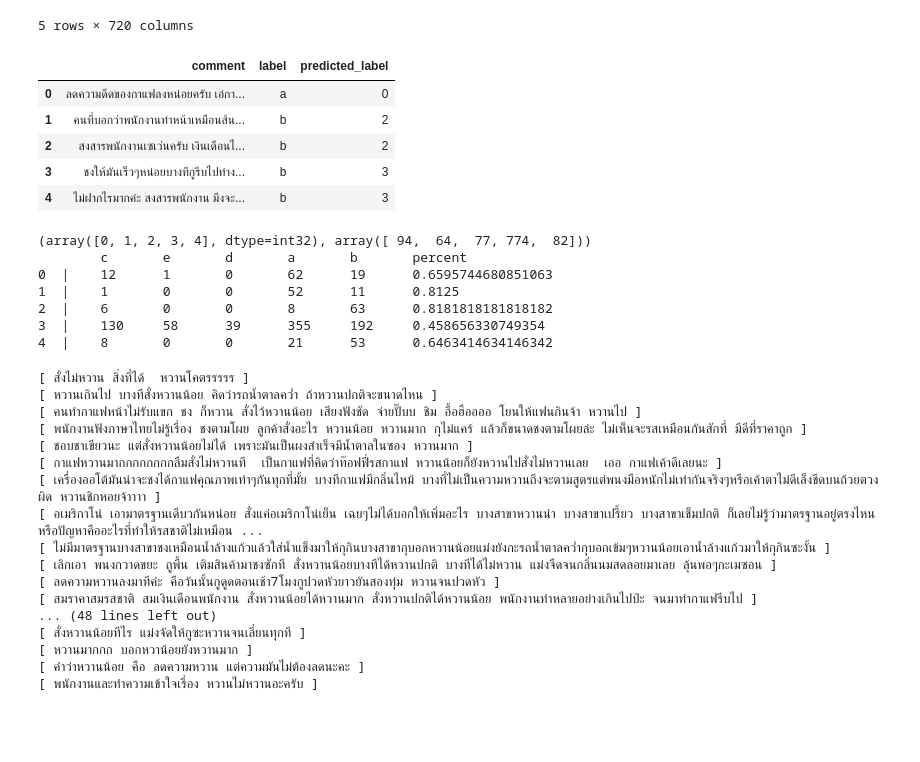
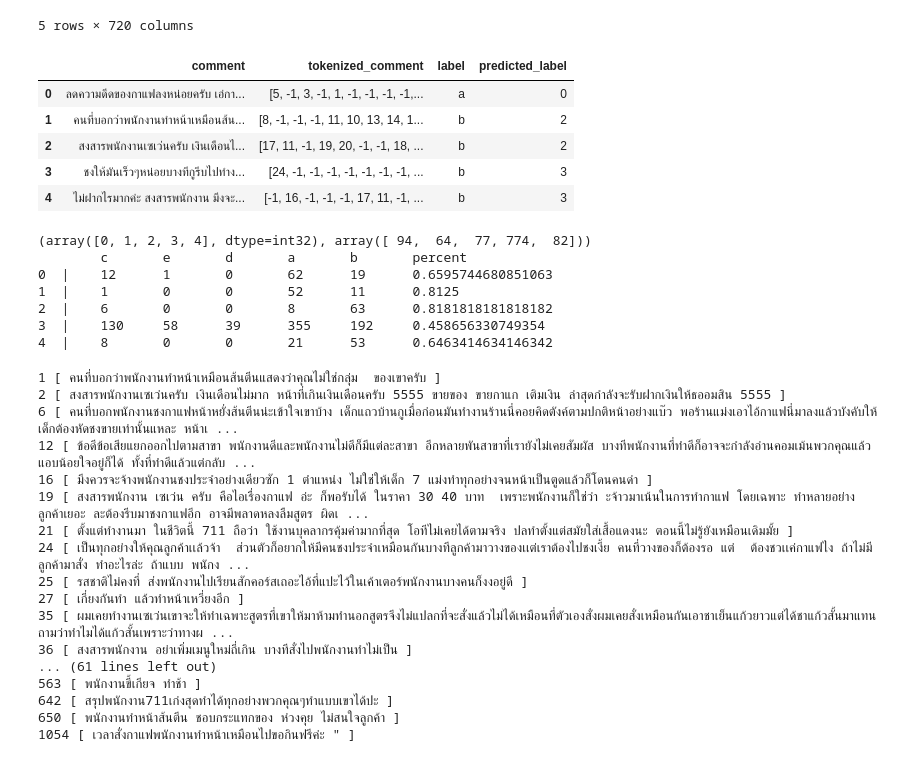
Before and after one commit to kanoonsantikul/online-opinion-topic-clustering, a Jupyter notebook: src/K-Mean.ipynb, the cells around one changed output. Saved outputs shown, nothing was run; the diff lists cells and outputs as text; code cells hidden in the pictures; blank space fills up the shorter version.

```diff
--- a/src/K-Mean.ipynb
+++ b/src/K-Mean.ipynb
@@ -144,16 +144,17 @@ predicted_labels = kmeans.labels_
 # %%
 result = pandas.DataFrame()
 result['comment'] = corpus
+result['tokenized_comment'] = idx_corpus
 result['label'] = labels
 result['predicted_label'] = predicted_labels
 result.head()
 # %% [output]
-|  | comment | label | predicted_label |
-| 0 | ลดความดีดของกาแฟลงหน่อยครับ เอ่กา... | a | 0 |
-| 1 | คนที่บอกว่าพนักงานทำหน้าเหมือนส้น... | b | 2 |
-| 2 | สงสารพนักงานเซเว่นครับ เงินเดือนไ... | b | 2 |
-| 3 | ชงให้มันเร็วๆหน่อยบางทีกูรีบไปทำง... | b | 3 |
-| 4 | ไม่ฝากไรมากค่ะ สงสารพนักงาน มึงจะ... | b | 3 |
+|  | comment | tokenized_comment | label | predicted_label |
+| 0 | ลดความดีดของกาแฟลงหน่อยครับ เอ่กา... | [5, -1, 3, -1, 1, -1, -1, -1, -1,... | a | 0 |
+| 1 | คนที่บอกว่าพนักงานทำหน้าเหมือนส้น... | [8, -1, -1, -1, 11, 10, 13, 14, 1... | b | 2 |
+| 2 | สงสารพนักงานเซเว่นครับ เงินเดือนไ... | [17, 11, -1, 19, 20, -1, -1, 18, ... | b | 2 |
+| 3 | ชงให้มันเร็วๆหน่อยบางทีกูรีบไปทำง... | [24, -1, -1, -1, -1, -1, -1, -1, ... | b | 3 |
+| 4 | ไม่ฝากไรมากค่ะ สงสารพนักงาน มึงจะ... | [-1, 16, -1, -1, -1, 17, 11, -1, ... | b | 3 |
 # %%
 label_count = numpy.unique(predicted_labels, return_counts=True)
 print(label_count)
@@ -182,24 +183,24 @@ for label in range(cluster_num):
 3  |    130     58      39      355     192     0.458656330749354
 4  |    8       0       0       21      53      0.6463414634146342
 # %%
-for doc in result[result['predicted_label'] == 1]['comment'].values:
-    print('[', doc, ']')
+for index, value in result[result['predicted_label'] == 2]['comment'].iteritems():
+    print(index, '[', value, ']')
 # %% [output]
-[ สั่งไม่หวาน สิ่งที่ได้  หวานโคตรรรรร ]
-[ หวานเกินไป บางทีสั่งหวานน้อย คิดว่ารถน้ำตาลคว่ำ ถ้าหวานปกติจะขนาดไหน ]
-[ คนทำกาแฟหน้าไม่รับแขก ชง ก็หวาน สั่งไว้หวานน้อย เสียงฟังชัด จ่ายปั๊บบ ชิม อื้อฮืออออ โยนให้แฟนกินจ้า หวานไป ]
-[ พนักงานฟังภาษาไทยไม่รู้เรื่อง ชงตามโผย ลูกค้าสั่งอะไร หวานน้อย หวานมาก กุไม่แคร์ แล้วก็ขนาดชงตามโผยล่ะ ไม่เห็นจะรสเหมือนกันสักที่ มีดีที่ราคาถูก ]
-[ ชอบชาเขียวนะ แต่สั่งหวานน้อยไม่ได้ เพราะมันเป็นผงสำเร็จมีน้ำตาลในซอง หวานมาก ]
-[ กาแฟหวานมากกกกกกกกลืมสั่งไม่หวานที  เป็นกาแฟที่คิดว่าท๊อฟฟี่รสกาแฟ หวานน้อยก็ยังหวานไปสั่งไม่หวานเลย  เออ กาแฟเค้าดีเลยนะ ]
-[ เครื่องออโต้มันน่าจะชงได้กาแฟคุณภาพเท่าๆกันทุกที่มั้ย บางทีกาแฟมีกลิ่นไหม้ บางที่ไม่เป็นความหวานถึงจะตามสูตรแต่พนงมือหนักไม่เท่ากันจริงๆหรือเค้าตาไม่ดีเล็งขีดบนถ้วยตวงผิด หวานชิกหอยจ้าาาา ]
-[ อเมริกาโน่ เอามาตรฐานเดีบวกันหน่อย สั่งแค่อเมริกาโน่เย็น เฉยๆไม่ได้บอกให้เพิ่มอะไร บางสาขาหวานนำ บางสาขาเปรี้ยว บางสาขาเข็มปกติ ก็เลยไม่รู้ว่ามาตรฐานอยู่ตรงไหนหรือปัญหาคืออะไรที่ทำให้รสชาติไม่เหมือน ...
-[ ไม่มีมาตรฐานบางสาขาชงเหมือนน้ำล้างแก้วแล้วใส่น้ำแข็งมาให้กุกินบางสาขากุบอกหวานน้อยแม่งยังกะรถน้ำตาลคว่ำกุบอกเข้มๆหวานน้อยเอาน้ำล้างแก้วมาให้กุกินซะงั้น ]
-[ เลิกเอา พนงกวาดขยะ ถูพื้น เติมสินค้ามาชงซักที สั่งหวานน้อยบางทีได้หวานปกติ บางทีได้ไม่หวาน แม่งจืดจนกลิ่นนมสดลอยมาเลย ลุ้นพอๆกะเมซอน ]
-[ ลดความหวานลงมาทีค่ะ คือวันนั้นกูดูดตอนเช้า7โมงกูปวดหัวยาวยันสองทุ่ม หวานจนปวดหัว ]
-[ สมราคาสมรสชาติ สมเงินเดือนพนักงาน สั่งหวานน้อยได้หวานมาก สั่งหวานปกติได้หวานน้อย พนักงานทำหลายอย่างเกินไปป่ะ จนมาทำกาแฟรีบไป ]
-... (48 lines left out)
-[ สั่งหวานน้อยทีไร แม่งจัดให้กูซะหวานจนเลี่ยนทุกที ]
-[ หวานมากกก บอกหวาน้อยยังหวานมาก ]
-[ คำว่าหวานน้อย คือ ลดความหวาน แต่ความมันไม่ต้องลดนะคะ ]
-[ พนักงานและทำความเข้าใจเรื่อง หวานไม่หวานอะครับ ]
+1 [ คนที่บอกว่าพนักงานทำหน้าเหมือนส้นตีนแสดงว่าคุณไม่ใช่กลุ่ม  ของเขาครับ ]
+2 [ สงสารพนักงานเซเว่นครับ เงินเดือนไม่มาก หน้าที่เกินเงินเดือนครับ 5555 ขายของ ขายกาแก เติมเงิน ล่าสุดกำลังจะรับฝากเงินให้ธออมสิน 5555 ]
+6 [ คนที่บอกพนักงานชงกาแฟหน้าหยั่งส้นตีนน่ะเข้าใจเขาบ้าง เด็กแถวบ้านกูเมื่อก่อนมันทำงานร้านนี่คอยคิดตังค์ตามปกติหน้าอย่างแบ๊ว พอร้านแม่งเอาไอ้กาแฟนี่มาลงแล้วบังคับให้เด็กต้องหัดชงขายเท่านั้นแหละ หน้าเ ...
+12 [ ข้อดีข้อเสียแยกออกไปตามสาขา พนักงานดีและพนักงานไม่ดีก็มีแต่ละสาขา อีกหลายพันสาขาที่เรายังไม่เคยสัมผัส บางทีพนักงานที่ทำดีก็อาจจะกำลังอ่านคอมเม้นพวกคุณแล้วแอบน้อยใจอยู่ก็ได้ ทั้งที่ทำดีแล้วแต่กลับ ...
+16 [ มึงควรจะจ้างพนักงานชงประจำอย่างเดียวซัก 1 ตำแหน่ง ไม่ใช่ให้เด็ก 7 แม่งทำทุกอย่างจนหน้าเป็นตูดแล้วก็โดนคนด่า ]
+19 [ สงสารพนักงาน เซเว่น ครับ คือไอเรื่องกาแฟ อ่ะ ก็พอรับได้ ในราคา 30 40 บาท  เพราะพนักงานก็ใช่ว่า ะจ้าวมาเน้นในการทำกาแฟ โดยเฉพาะ ทำหลายอย่าง ลูกค้าเยอะ ละต้องรีบมาชงกาแฟอีก อาจมีพลาดหลงลืมสูตร ผิดเ ...
+21 [ ตั้งแต่ทำงานมา ในชีวิตนี้ 711 ถือว่า ใช้งานบุคลากรคุ้มค่ามากที่สุด โอทีไม่เคยได้ตามจริง ปลทำตั้งแต่สมัยใส่เสื้อแดงนะ ตอนนี้ไม่รู้ยังเหมือนเดิมมั้ย ]
+24 [ เป็นทุกอย่างให้คุณลูกค้าเเล้วจ้า  ส่วนตัวก็อยากให้มีคนชงประจำเหมือนกันบางทีลูกค้ามาวางของเเต่เราต้องไปชงเงี้ย คนที่วางของก็ต้องรอ แต่  ต้องชวเเค่กาแฟไง ถ้าไม่มีลูกค้ามาสั่ง ทำอะไรล่ะ ถ้าแบบ พนักง ...
+25 [ รสชาติไม่คงที่ ส่งพนักงานไปเรียนสักคอร์สเถอะไอ้ที่แปะไว้ในเค้าเตอร์พนักงานบางคนก็งงอยู่ดี ]
+27 [ เกี่ยงกันทำ แล้วทำหน้าเหวี่ยงอีก ]
+35 [ ผมเคยทำงานเซเว่นเขาจะให้ทำเฉพาะสูตรที่เขาให้มาห้ามทำนอกสูตรจึงไม่แปลกที่จะสั่งแล้วไม่ได้เหมือนที่ตัวเองสั่งผมเคยสั่งเหมือนกันเอาชาเย็นแก้วยาวแต่ได้ชาแก้วสั้นมาแทนถามว่าทำไมได้แก้วสั้นเพราะว่าทางผ ...
+36 [ สงสารพนักงาน อย่าเพิ่มเมนูใหม่ถี่เกิน บางทีสั่งไปพนักงานทำไม่เป็น ]
+... (61 lines left out)
+563 [ พนักงานขี้เกียจ ทำช้า ]
+642 [ สรุปพนักงาน711เก่งสุดทำได้ทุกอย่างพวกคุณๆทำแบบเขาได้ปะ ]
+650 [ พนักงานทำหน้าส้นตีน ชอบกระแทกของ ห่วงคุย ไม่สนใจลูกค้า ]
+1054 [ เวลาสั่งกาแฟพนักงานทำหน้าเหมือนไปขอกินฟรีค่ะ " ]
 # %%
```
Also changed, not shown: parts of 1 cell of this notebook.
